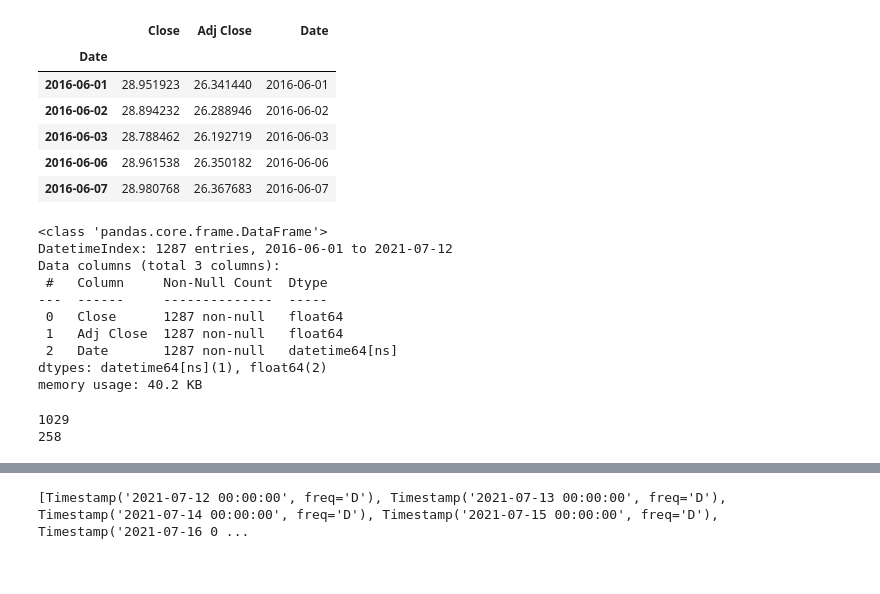
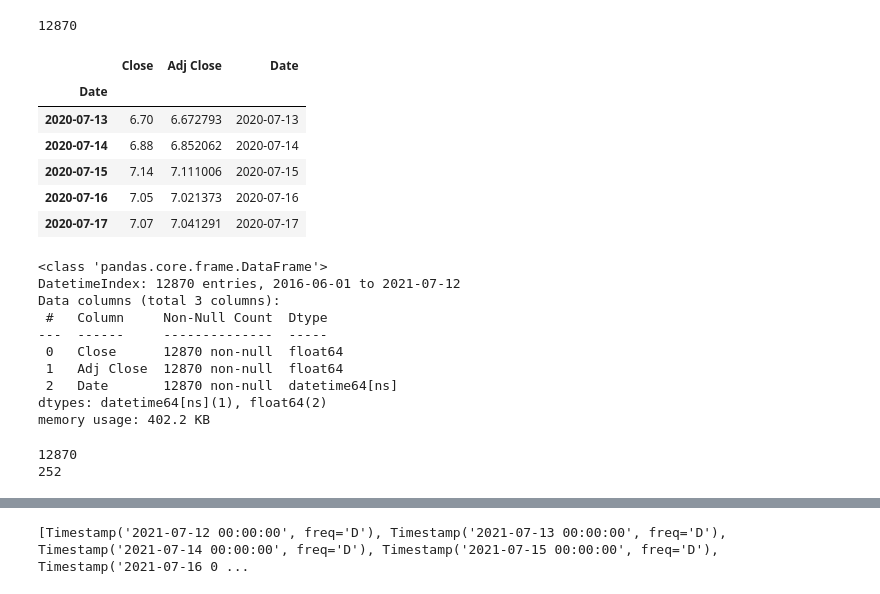
Before and after one commit to steskalja/ML-Stock-Prediction, a Jupyter notebook: Predict.ipynb, the cells around one changed output, grey strips where cells are left out. Saved outputs shown, nothing was run; the diff lists cells and outputs as text; code cells hidden in the pictures.

```diff
--- a/Predict.ipynb
+++ b/Predict.ipynb
@@ -17,49 +15,68 @@ Using TensorFlow backend.
-# %%
-#yf.download('GE',start='2019-06-01', interval='1d',  end='2021-06-01',progress=False)
-df = yf.download('GE',start='2016-06-01', interval='1d',  end='2021-07-13',progress=False)
-
-df.drop(columns=['Open', 'High', 'Low', 'Volume'], inplace=True)
-df["Date"] = df.index
-df.head()
-
-#data.plot(figsize=(10,10))
-# %% [output]
-|  | Close | Adj Close | Date |
-| Date |  |  |  |
-| 2016-06-01 | 28.951923 | 26.341440 | 2016-06-01 |
-| 2016-06-02 | 28.894232 | 26.288946 | 2016-06-02 |
-| 2016-06-03 | 28.788462 | 26.192719 | 2016-06-03 |
-| 2016-06-06 | 28.961538 | 26.350182 | 2016-06-06 |
-| 2016-06-07 | 28.980768 | 26.367683 | 2016-06-07 |
+# %%
+#yf.download('GE',start='2019-06-01', interval='1d',  end='2021-06-01',progress=False)
+df = yf.download('WMT',start='2016-06-01', interval='1d',  end='2021-07-13',progress=False)
+df = df.append(yf.download('AMZN',start='2016-06-01', interval='1d',  end='2021-07-13',progress=False))
+df = df.append(yf.download('AAPL',start='2016-06-01', interval='1d',  end='2021-07-13',progress=False))
+df = df.append(yf.download('CVS',start='2016-06-01', interval='1d',  end='2021-07-13',progress=False))
+df = df.append(yf.download('UNH',start='2016-06-01', interval='1d',  end='2021-07-13',progress=False))
+df = df.append(yf.download('BRK-A',start='2016-06-01', interval='1d',  end='2021-07-13',progress=False))
+df = df.append(yf.download('MCK',start='2016-06-01', interval='1d',  end='2021-07-13',progress=False))
+df = df.append(yf.download('ABC',start='2016-06-01', interval='1d',  end='2021-07-13',progress=False))
+df = df.append(yf.download('GOOGL',start='2016-06-01', interval='1d',  end='2021-07-13',progress=False))
+df = df.append(yf.download('XOM',start='2016-06-01', interval='1d',  end='2021-07-13',progress=False))
+
+df.drop(columns=['Open', 'High', 'Low', 'Volume'], inplace=True)
+df["Date"] = df.index
+df.head()
+print(len(df))
+
+tf = yf.download('GE',start='2020-07-13', interval='1d',  end='2021-07-13',progress=False)
+tf.drop(columns=['Open', 'High', 'Low', 'Volume'], inplace=True)
+tf["Date"] = tf.index
+tf.head()
+
+#data.plot(figsize=(10,10))
+# %% [output]
+12870
+|  | Close | Adj Close | Date |
+| Date |  |  |  |
+| 2020-07-13 | 6.70 | 6.672793 | 2020-07-13 |
+| 2020-07-14 | 6.88 | 6.852062 | 2020-07-14 |
+| 2020-07-15 | 7.14 | 7.111006 | 2020-07-15 |
+| 2020-07-16 | 7.05 | 7.021373 | 2020-07-16 |
+| 2020-07-17 | 7.07 | 7.041291 | 2020-07-17 |
 # %%
 df.info()
 # %% [output]
 <class 'pandas.core.frame.DataFrame'>
-DatetimeIndex: 1287 entries, 2016-06-01 to 2021-07-12
+DatetimeIndex: 12870 entries, 2016-06-01 to 2021-07-12
 Data columns (total 3 columns):
  #   Column     Non-Null Count  Dtype
 ---  ------     --------------  -----
- 0   Close      1287 non-null   float64
- 1   Adj Close  1287 non-null   float64
- 2   Date       1287 non-null   datetime64[ns]
+ 0   Close      12870 non-null  float64
+ 1   Adj Close  12870 non-null  float64
+ 2   Date       12870 non-null  datetime64[ns]
 dtypes: datetime64[ns](1), float64(2)
-memory usage: 40.2 KB
+memory usage: 402.2 KB
 # %%
 close_data = df['Close'].values
 close_data = close_data.reshape((-1,1))
 
+test_data = tf['Close'].values
+test_data = test_data.reshape((-1,1))
+
 split_percent = 0.80
 split = int(split_percent*len(close_data))
 
-close_train = close_data[:split]
-close_test = close_data[split:]
+close_train = close_data
+close_test = test_data
 
-date_train = df['Date'][:split]
-date_test = df['Date'][split:]
+date_train = df['Date']
+date_test = tf['Date']
 
 print(len(close_train))
 print(len(close_test))
 # %% [output]
-1029
-258
+12870
+252
 # %%
```
Also changed, not shown: parts of 6 cells of this notebook, 7 other files.
